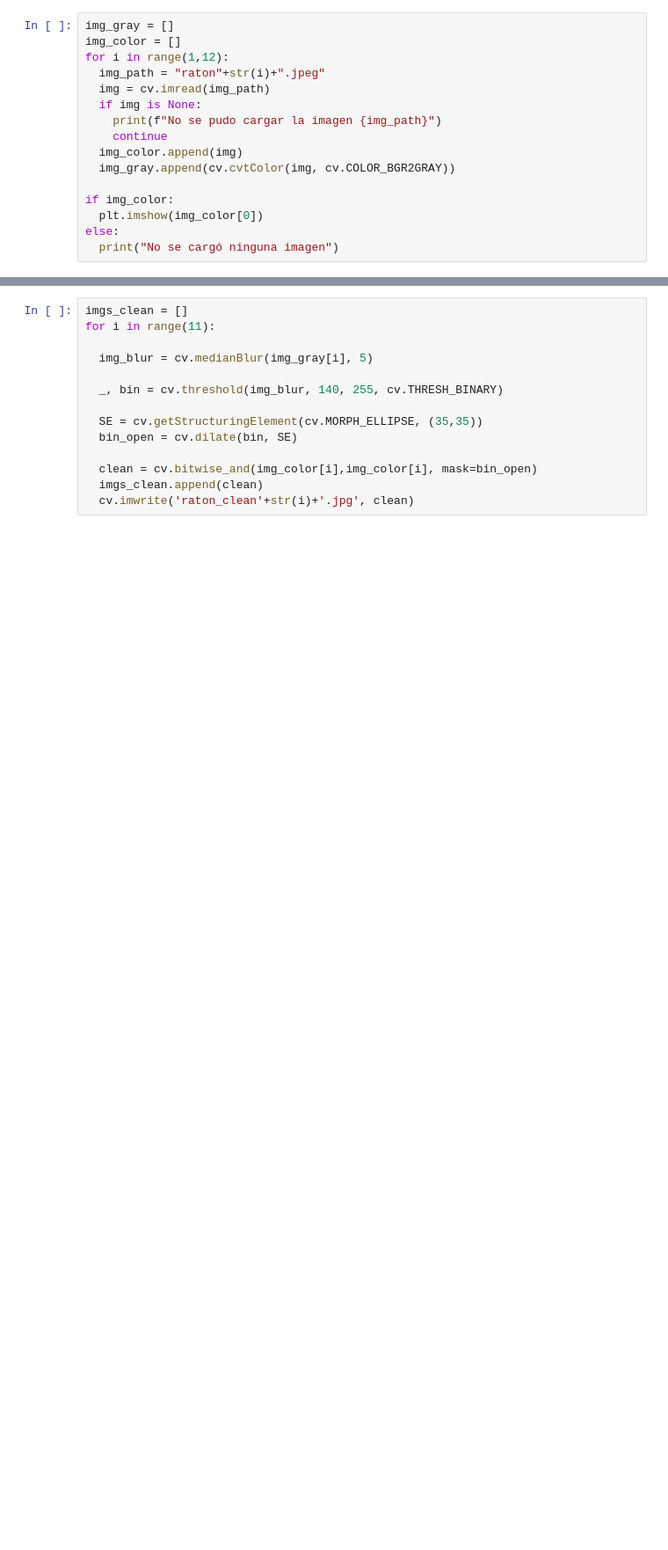
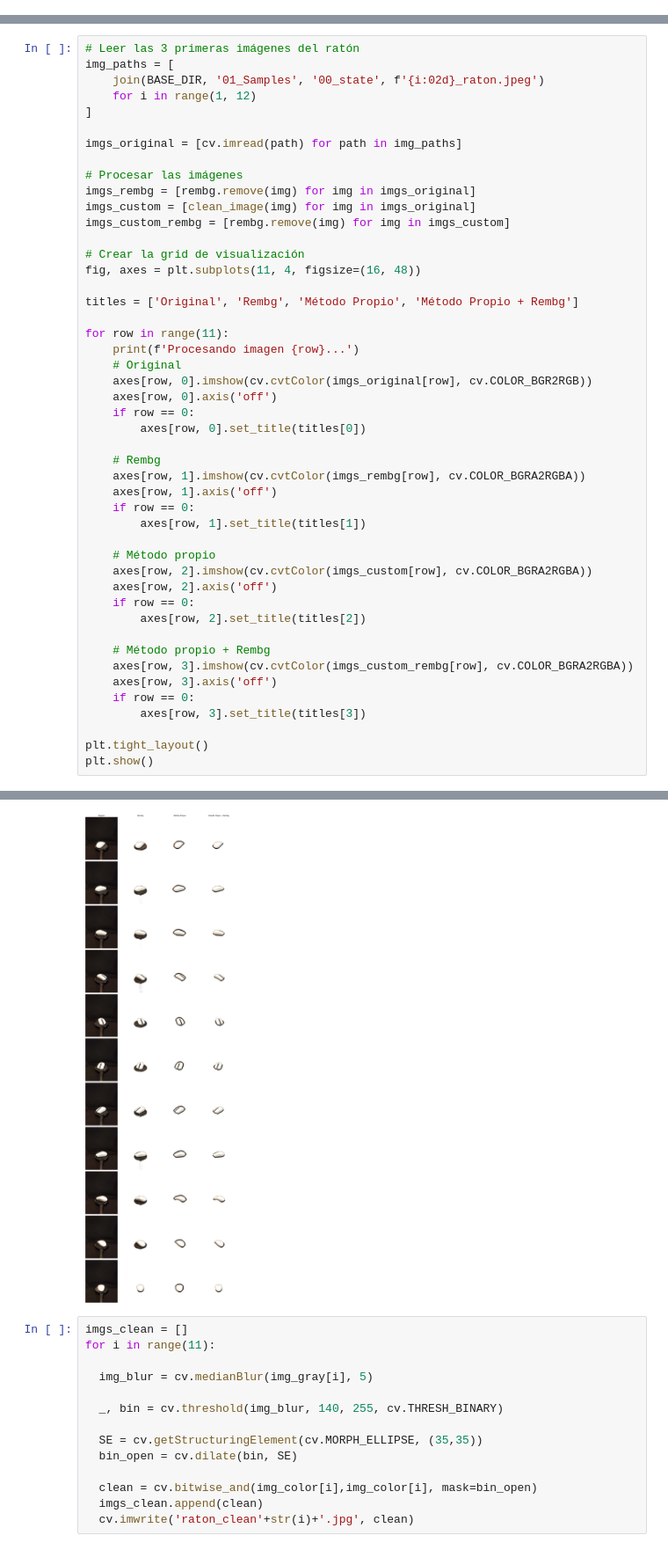
Before and after one commit to ctoribio123/Reconstruccion_3D, a Jupyter notebook: Fotogrametría.ipynb, the cells around one changed output, grey strips where cells are left out. Shown at 88% size. Drawn from its saved outputs; the diff is of its cells as text; blank space fills up the shorter version.

```diff
--- a/Fotogrametría.ipynb
+++ b/Fotogrametría.ipynb
@@ -16,16 +23,0 @@ cv.imwrite(output_path, output)
-# %%
-img_gray = []
-img_color = []
-for i in range(1,12):
-  img_path = "raton"+str(i)+".jpeg"
-  img = cv.imread(img_path)
-  if img is None:
-    print(f"No se pudo cargar la imagen {img_path}")
-    continue
-  img_color.append(img)
-  img_gray.append(cv.cvtColor(img, cv.COLOR_BGR2GRAY))
-
-if img_color:
-  plt.imshow(img_color[0])
-else:
-  print("No se cargó ninguna imagen")
@@ -33,0 +54,48 @@ else:
+# %%
+# Leer las 3 primeras imágenes del ratón
+img_paths = [
+    join(BASE_DIR, '01_Samples', '00_state', f'{i:02d}_raton.jpeg')
+    for i in range(1, 12)
+]
+
+imgs_original = [cv.imread(path) for path in img_paths]
+
+# Procesar las imágenes
+imgs_rembg = [rembg.remove(img) for img in imgs_original]
+imgs_custom = [clean_image(img) for img in imgs_original]
+imgs_custom_rembg = [rembg.remove(img) for img in imgs_custom]
+
+# Crear la grid de visualización
+fig, axes = plt.subplots(11, 4, figsize=(16, 48))
+
+titles = ['Original', 'Rembg', 'Método Propio', 'Método Propio + Rembg']
+
+for row in range(11):
+    print(f'Procesando imagen {row}...')
+    # Original
+    axes[row, 0].imshow(cv.cvtColor(imgs_original[row], cv.COLOR_BGR2RGB))
+    axes[row, 0].axis('off')
+    if row == 0:
+        axes[row, 0].set_title(titles[0])
+
+    # Rembg
+    axes[row, 1].imshow(cv.cvtColor(imgs_rembg[row], cv.COLOR_BGRA2RGBA))
+    axes[row, 1].axis('off')
+    if row == 0:
+        axes[row, 1].set_title(titles[1])
+
+    # Método propio
+    axes[row, 2].imshow(cv.cvtColor(imgs_custom[row], cv.COLOR_BGRA2RGBA))
+    axes[row, 2].axis('off')
+    if row == 0:
+        axes[row, 2].set_title(titles[2])
+
+    # Método propio + Rembg
+    axes[row, 3].imshow(cv.cvtColor(imgs_custom_rembg[row], cv.COLOR_BGRA2RGBA))
+    axes[row, 3].axis('off')
+    if row == 0:
+        axes[row, 3].set_title(titles[3])
+
+plt.tight_layout()
+plt.show()
+# %% [output]
@@ -34,3 +113,4 @@ else:
+[figure, added]
 # %%
 imgs_clean = []
 for i in range(11):
```
Also changed, not shown: parts of 8 cells of this notebook, 12 other files.
